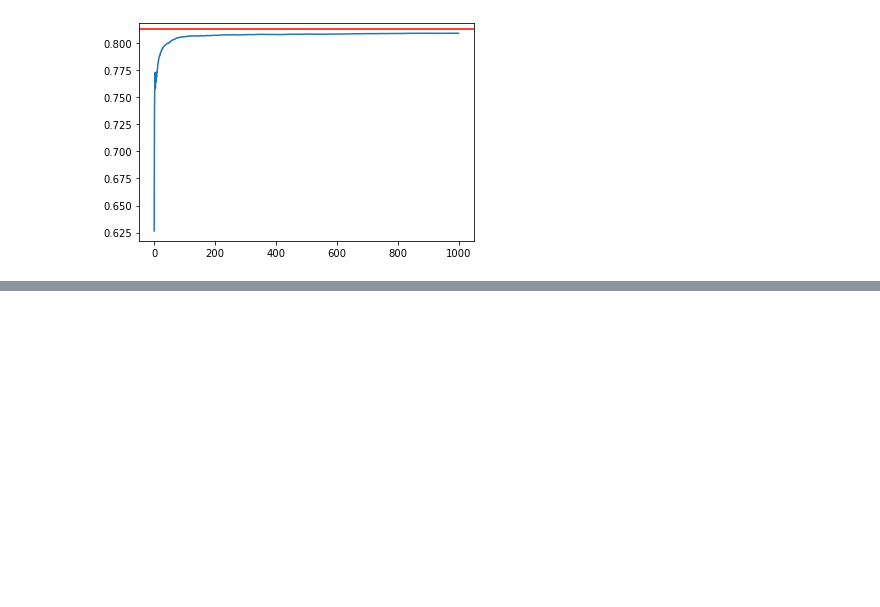
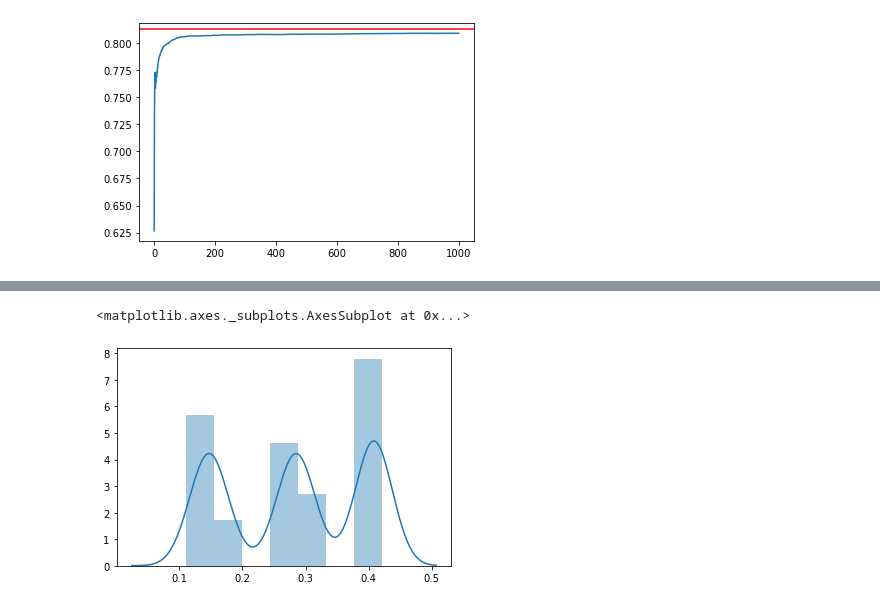
Before and after one commit to EducationalTestingService/prmse-simulations, a Jupyter notebook: notebooks/exp_trivial1.ipynb, the cells around one changed output, grey strips where cells are left out. Drawn from its saved outputs; the diff is of its cells as text; code cells hidden in the pictures; blank space fills up the shorter version.

```diff
--- a/notebooks/exp_trivial1.ipynb
+++ b/notebooks/exp_trivial1.ipynb
@@ -72,0 +86,7 @@ df_corrs[[1, 5,  10, 100, 500, 999, 'true']]
+# %%
+# r2 with individual raters
+r2_raters = []
+for h in human_columns:
+    r2_raters.append(r2_score(df[h], df['system']))
+r2_raters = pd.Series(r2_raters)
+r2_raters.describe()
@@ -72,0 +103,5 @@ df_corrs[[1, 5,  10, 100, 500, 999, 'true']]
+# %%
+sns.distplot(r2_raters)
+# %% [output]
+<matplotlib.axes._subplots.AxesSubplot at 0x...>
+[figure, added]
```
Also changed, not shown: parts of 15 cells of this notebook.
